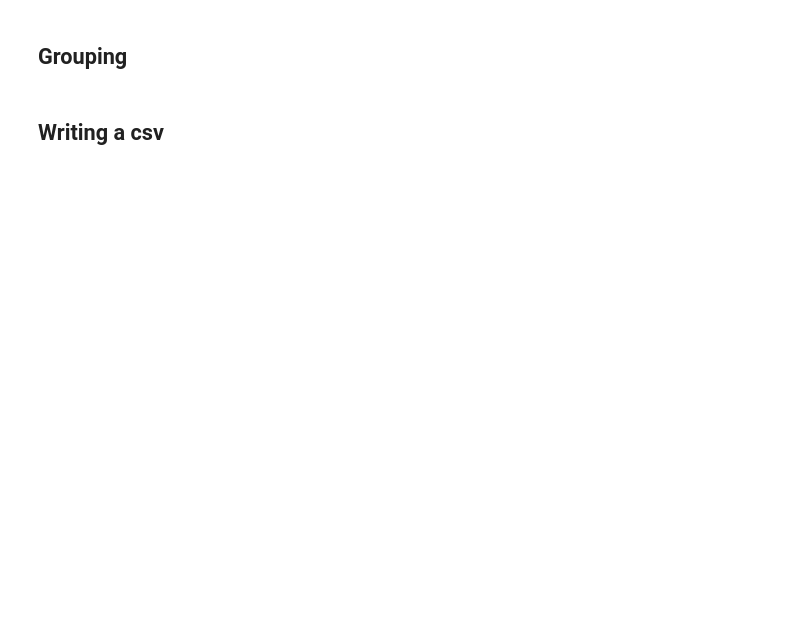
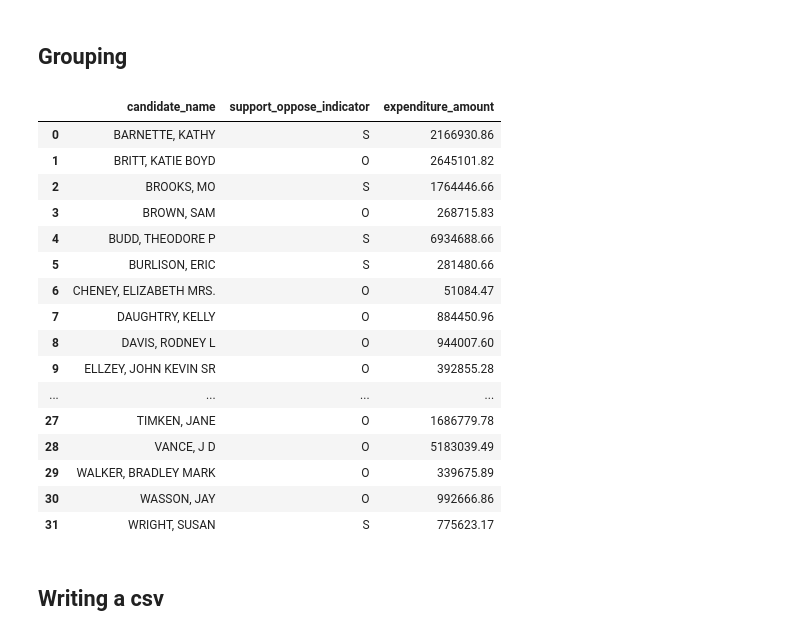
Before and after one commit to chadday/gtown_python, a Jupyter notebook: learning_by_doing.ipynb, the cells around one changed output. Drawn from its saved outputs; the diff is of its cells as text; code cells hidden in the pictures; blank space fills up the shorter version.

```diff
--- a/learning_by_doing.ipynb
+++ b/learning_by_doing.ipynb
@@ -13,2 +64,9 @@ So today, we will jump into Python with a small project. Our goal is to read in
 # %% [markdown]
 ## Selecting a subset of columns
+# %%
+mask = ['expenditure_amount',
+        'support_oppose_indicator',
+        'candidate_name']
+
+subset = df[mask]
+subset
@@ -23,4 +133,28 @@ So today, we will jump into Python with a small project. Our goal is to read in
 # %% [markdown]
 ## Grouping
+# %%
+output = subset.groupby(['candidate_name',
+                'support_oppose_indicator']
+              ).sum().reset_index()
+
+output
+# %% [output]
+|  | candidate_name | support_oppose_indicator | expenditure_amount |
+| 0 | BARNETTE, KATHY | S | 2166930.86 |
+| 1 | BRITT, KATIE BOYD | O | 2645101.82 |
+| 2 | BROOKS, MO | S | 1764446.66 |
+| 3 | BROWN, SAM | O | 268715.83 |
+| 4 | BUDD, THEODORE P | S | 6934688.66 |
+| 5 | BURLISON, ERIC | S | 281480.66 |
+| 6 | CHENEY, ELIZABETH MRS. | O | 51084.47 |
+| 7 | DAUGHTRY, KELLY | O | 884450.96 |
+| 8 | DAVIS, RODNEY L | O | 944007.60 |
+| 9 | ELLZEY, JOHN KEVIN SR | O | 392855.28 |
+| ... | ... | ... | ... |
+| 27 | TIMKEN, JANE | O | 1686779.78 |
+| 28 | VANCE, J D | O | 5183039.49 |
+| 29 | WALKER, BRADLEY MARK | O | 339675.89 |
+| 30 | WASSON, JAY | O | 992666.86 |
+| 31 | WRIGHT, SUSAN | S | 775623.17 |
 # %% [markdown]
 ## Writing a csv
```
Also changed, not shown: parts of 10 cells of this notebook, 3 other files.
